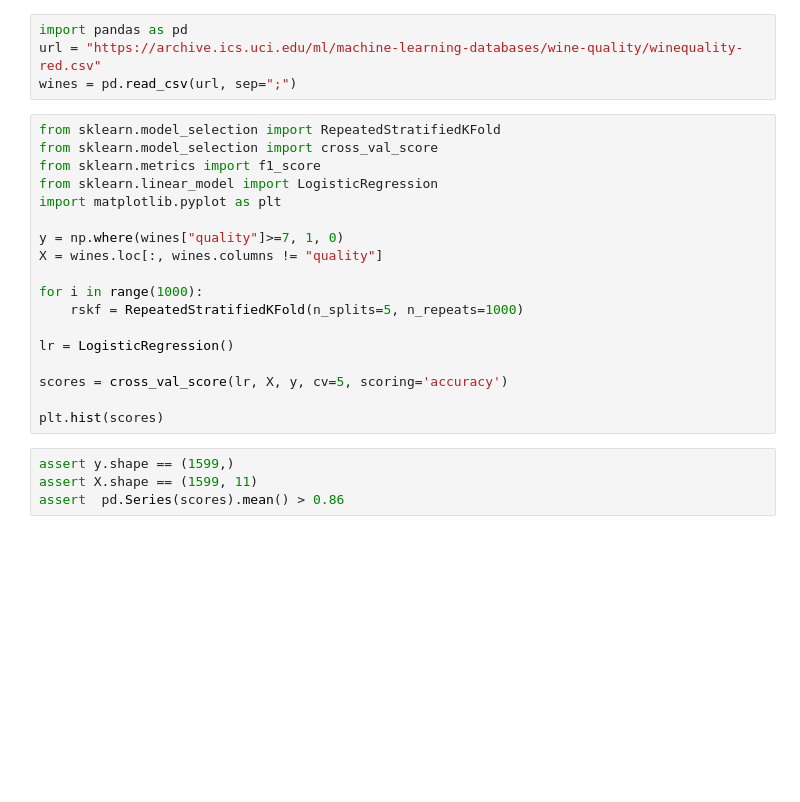
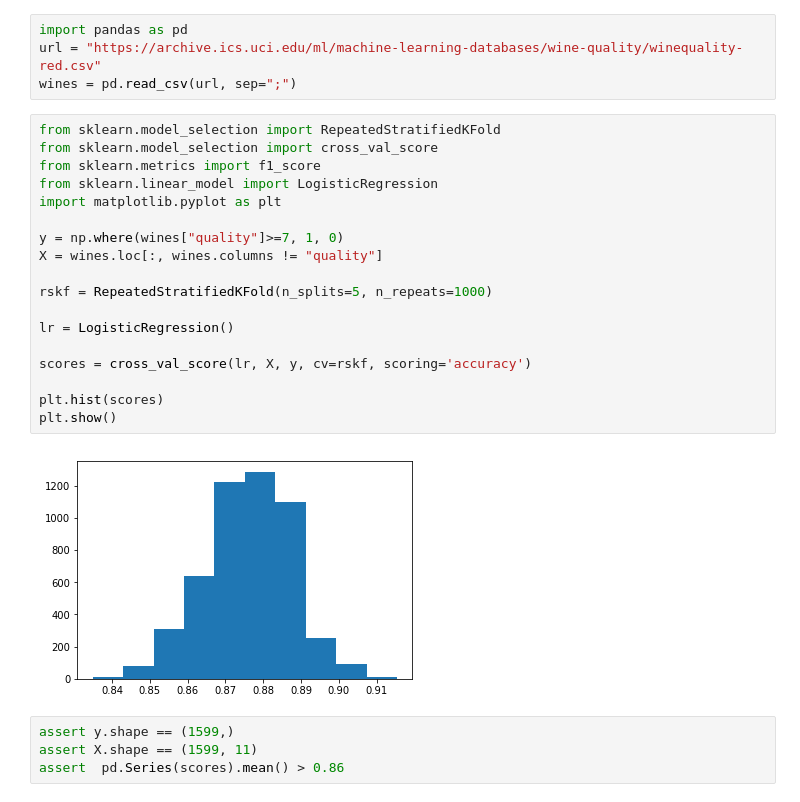
Before and after one commit to HussainAther/machinelearning, a Jupyter notebook: Wk08/Week8-assignment.ipynb, the cells around one changed output. Saved outputs shown, nothing was run; the diff lists cells and outputs as text; blank space fills up the shorter version.

```diff
--- a/Wk08/Week8-assignment.ipynb
+++ b/Wk08/Week8-assignment.ipynb
@@ -237,21 +237,23 @@ wines = pd.read_csv(url, sep=";")
 # %%
 from sklearn.model_selection import RepeatedStratifiedKFold
 from sklearn.model_selection import cross_val_score
 from sklearn.metrics import f1_score
 from sklearn.linear_model import LogisticRegression
 import matplotlib.pyplot as plt
 
 y = np.where(wines["quality"]>=7, 1, 0)
 X = wines.loc[:, wines.columns != "quality"]
 
-for i in range(1000):
-    rskf = RepeatedStratifiedKFold(n_splits=5, n_repeats=1000)
+rskf = RepeatedStratifiedKFold(n_splits=5, n_repeats=1000)
 
 lr = LogisticRegression()
 
-scores = cross_val_score(lr, X, y, cv=5, scoring='accuracy')
+scores = cross_val_score(lr, X, y, cv=rskf, scoring='accuracy')
 
 plt.hist(scores)
+plt.show()
+# %% [output]
+[figure, added]
 # %%
 assert y.shape == (1599,)
 assert X.shape == (1599, 11)
```
Also changed, not shown: parts of 2 cells of this notebook.
